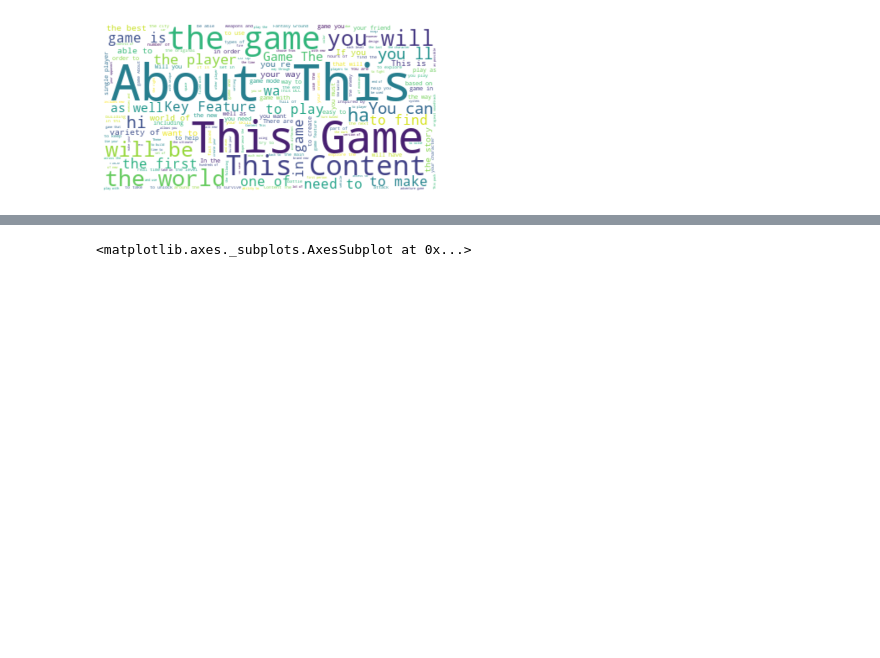
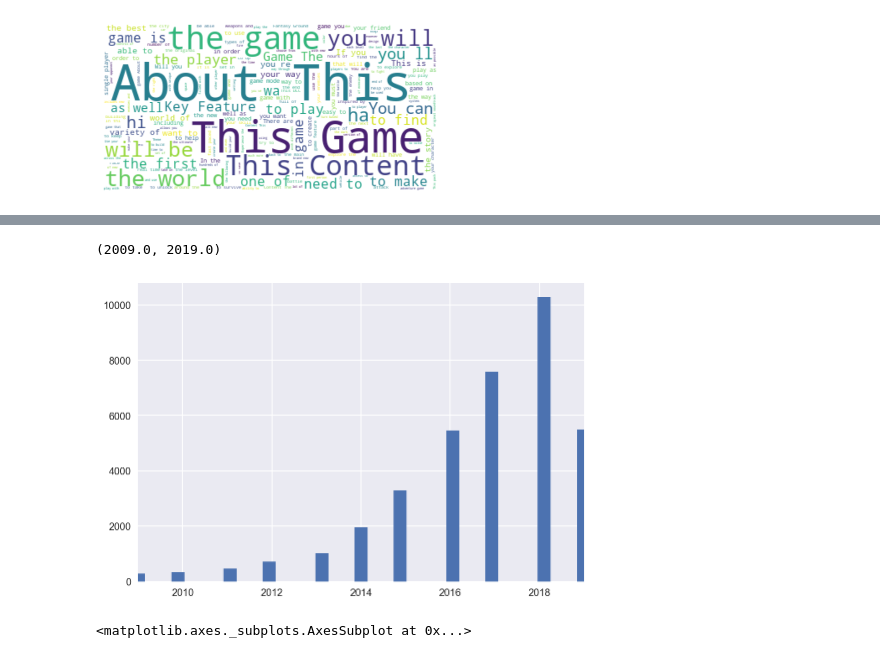
Before and after one commit to syc0521/SteamGames, a Jupyter notebook: notebooks/大作业提纲.ipynb, the cells around one changed output, grey strips where cells are left out. Saved outputs shown, nothing was run; the diff lists cells and outputs as text; code cells hidden in the pictures; blank space fills up the shorter version.

```diff
--- a/notebooks/大作业提纲.ipynb
+++ b/notebooks/大作业提纲.ipynb
@@ -279,3 +286,9 @@ sns.distplot(df_4.Review,kde=True)
+# %%
+plt.hist(df.Year,150)
+plt.xlim(2009,2019)
+# %% [output]
+(2009.0, 2019.0)
+[figure, added]
 # %%
 # 游戏发售时间热力图
 plt.style.use('ggplot')
```
Also changed, not shown: parts of 11 cells of this notebook.
